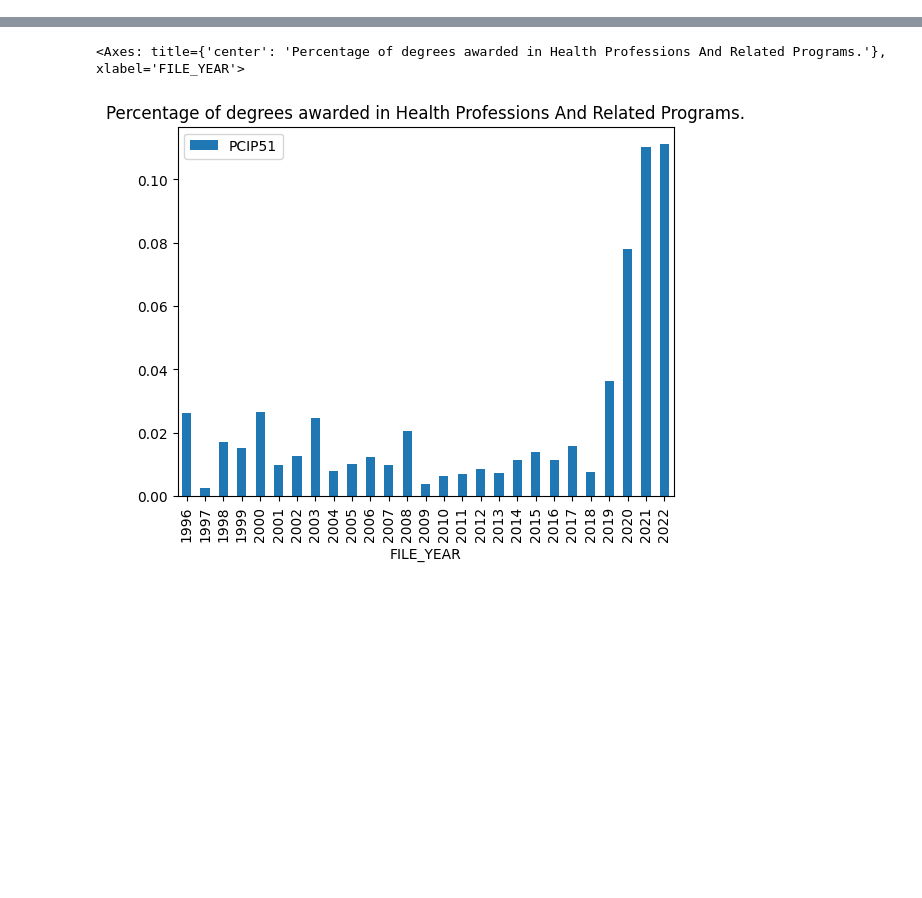
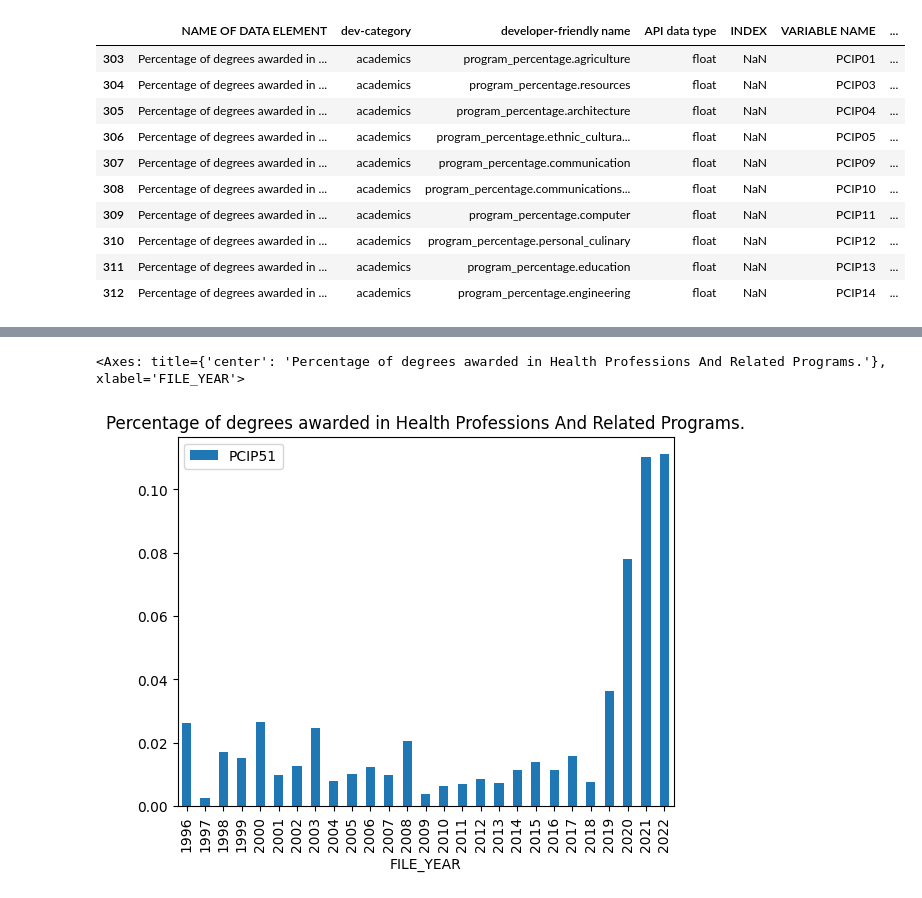
Before and after one commit to PhysicsBen/carthage-lecture-2025, a Jupyter notebook: hackathon/hackathon_readme.ipynb, the cells around one changed output, grey strips where cells are left out. Cells and saved outputs as stored; diff of their text form; code cells hidden in the pictures; blank space fills up the shorter version.

```diff
--- a/hackathon/hackathon_readme.ipynb
+++ b/hackathon/hackathon_readme.ipynb
@@ -6,0 +26,3 @@ import pandas as pd
+# %%
+institution_data_dictionary = pd.read_excel('./documentation/CollegeScorecardDataDictionary.xlsx', sheet_name='Institution_Data_Dictionary')
+field_of_study_data_dictionary = pd.read_excel('./documentation/CollegeScorecardDataDictionary.xlsx', sheet_name='FieldOfStudy_Data_Dictionary')
@@ -37,0 +128,15 @@ fully_populated_fields_2015_on.head()
+# %%
+# e.g. 'academics' is a category in the institution data dictionary related to the academic programs offered by the institution
+institution_data_dictionary[institution_data_dictionary['dev-category']=='academics'].head(10)
+# %% [output]
+|  | NAME OF DATA ELEMENT | dev-category | developer-friendly name | API data type | INDEX | VARIABLE NAME | ... |
+| 303 | Percentage of degrees awarded in ... | academics | program_percentage.agriculture | float | NaN | PCIP01 | ... |
+| 304 | Percentage of degrees awarded in ... | academics | program_percentage.resources | float | NaN | PCIP03 | ... |
+| 305 | Percentage of degrees awarded in ... | academics | program_percentage.architecture | float | NaN | PCIP04 | ... |
+| 306 | Percentage of degrees awarded in ... | academics | program_percentage.ethnic_cultura... | float | NaN | PCIP05 | ... |
+| 307 | Percentage of degrees awarded in ... | academics | program_percentage.communication | float | NaN | PCIP09 | ... |
+| 308 | Percentage of degrees awarded in ... | academics | program_percentage.communications... | float | NaN | PCIP10 | ... |
+| 309 | Percentage of degrees awarded in ... | academics | program_percentage.computer | float | NaN | PCIP11 | ... |
+| 310 | Percentage of degrees awarded in ... | academics | program_percentage.personal_culinary | float | NaN | PCIP12 | ... |
+| 311 | Percentage of degrees awarded in ... | academics | program_percentage.education | float | NaN | PCIP13 | ... |
+| 312 | Percentage of degrees awarded in ... | academics | program_percentage.engineering | float | NaN | PCIP14 | ... |
```
Also changed, not shown: parts of 33 cells of this notebook, 7 other files.
